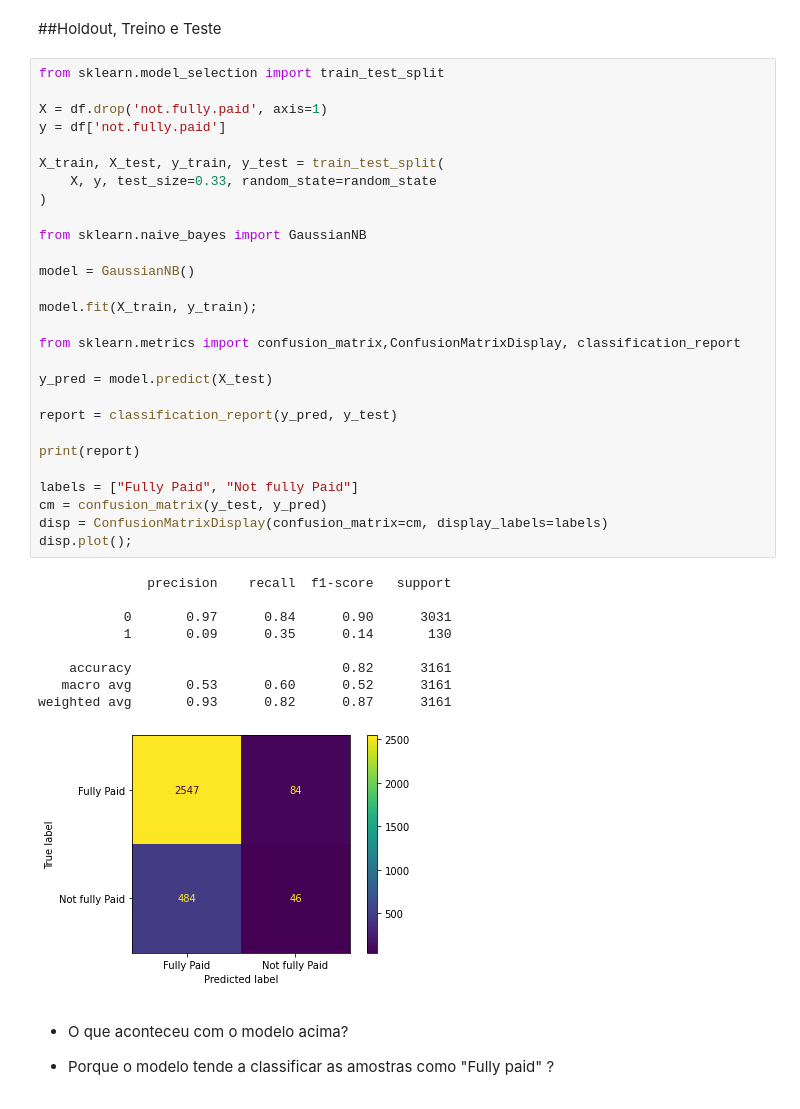
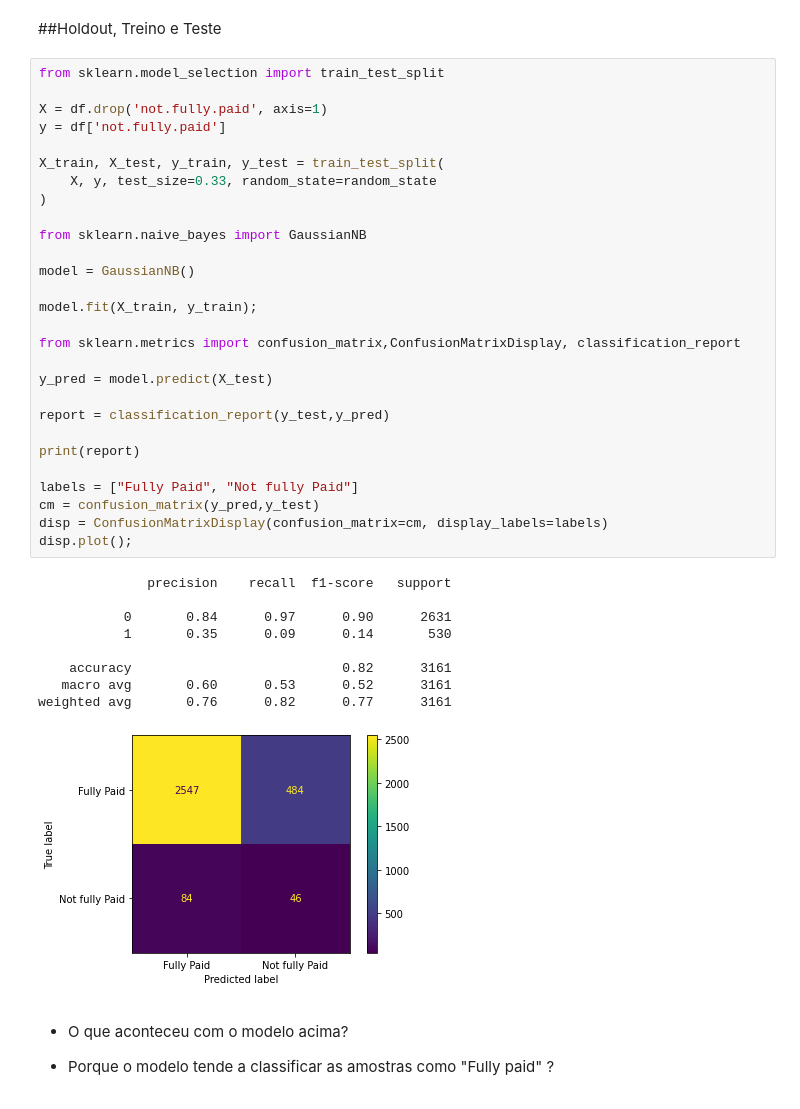
Before and after one commit to andrehochuli/teaching, a Jupyter notebook: AprendizadoMaquina/Tópico 02 - Aprendizado Supervisionado/NAIVE BAYES/Tópico_02_Aprendizado_Supervisionado_Naive_Bayes.ipynb, the cells around one changed output. Drawn from its saved outputs; the diff is of its cells as text.

```diff
--- a/AprendizadoMaquina/Tópico 02 - Aprendizado Supervisionado/NAIVE BAYES/Tópico_02_Aprendizado_Supervisionado_Naive_Bayes.ipynb
+++ b/AprendizadoMaquina/Tópico 02 - Aprendizado Supervisionado/NAIVE BAYES/Tópico_02_Aprendizado_Supervisionado_Naive_Bayes.ipynb
@@ -368,40 +368,40 @@ df.head()
 from sklearn.model_selection import train_test_split
 
 X = df.drop('not.fully.paid', axis=1)
 y = df['not.fully.paid']
 
 X_train, X_test, y_train, y_test = train_test_split(
     X, y, test_size=0.33, random_state=random_state
 )
 
 from sklearn.naive_bayes import GaussianNB
 
 model = GaussianNB()
 
 model.fit(X_train, y_train);
 
 from sklearn.metrics import confusion_matrix,ConfusionMatrixDisplay, classification_report
 
 y_pred = model.predict(X_test)
 
-report = classification_report(y_pred, y_test)
+report = classification_report(y_test,y_pred)
 
 print(report)
 
 labels = ["Fully Paid", "Not fully Paid"]
-cm = confusion_matrix(y_test, y_pred)
+cm = confusion_matrix(y_pred,y_test)
 disp = ConfusionMatrixDisplay(confusion_matrix=cm, display_labels=labels)
 disp.plot();
 # %% [output]
               precision    recall  f1-score   support
 
-           0       0.97      0.84      0.90      3031
-           1       0.09      0.35      0.14       130
+           0       0.84      0.97      0.90      2631
+           1       0.35      0.09      0.14       530
 
     accuracy                           0.82      3161
-   macro avg       0.53      0.60      0.52      3161
-weighted avg       0.93      0.82      0.87      3161
+   macro avg       0.60      0.53      0.52      3161
+weighted avg       0.76      0.82      0.77      3161
-[figure, old version]
+[figure, new version]
 # %% [markdown]
 * O que aconteceu com o modelo acima?
 
```
Also changed, not shown: parts of 7 cells of this notebook.
